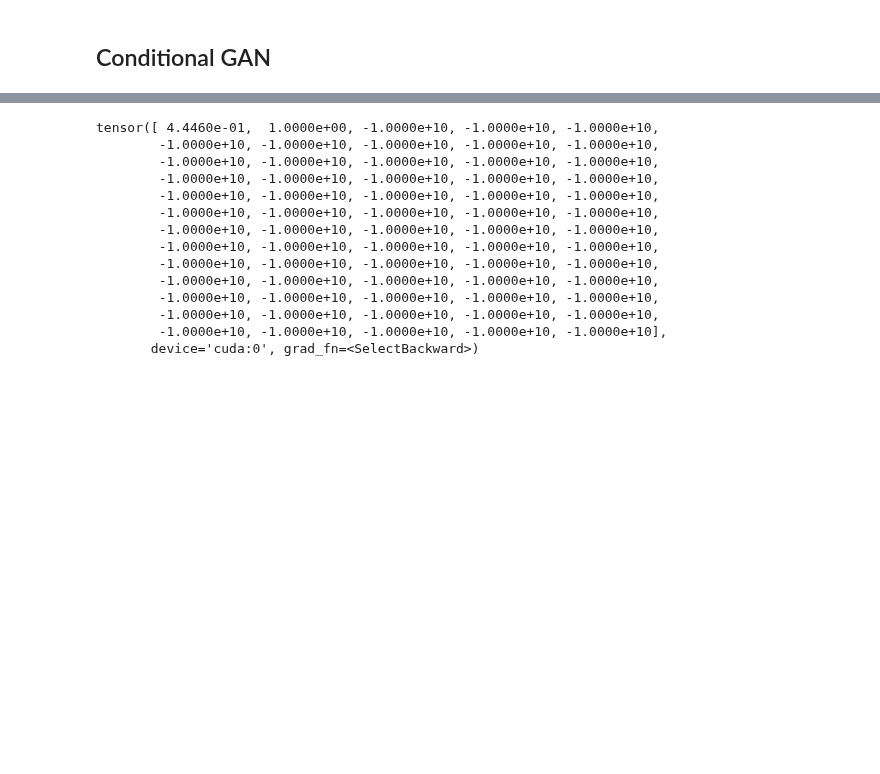
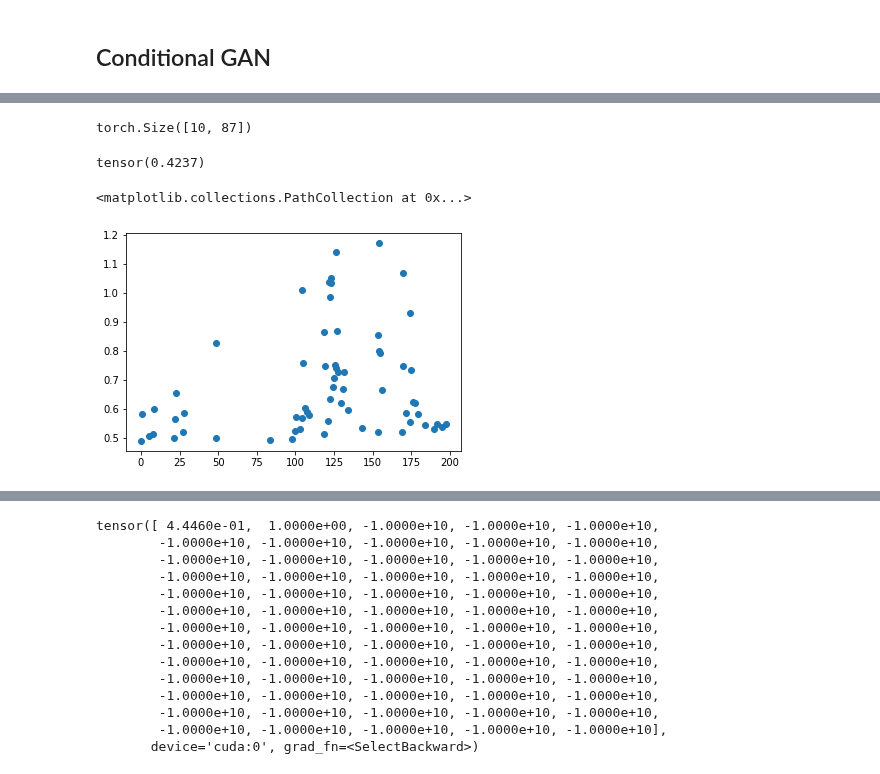
Before and after one commit to yamacisik/gated_kernel_tpp, a Jupyter notebook: dev_notebook.ipynb, the cells around one changed output, grey strips where cells are left out. Cells and saved outputs as stored; diff of their text form; code cells hidden in the pictures; blank space fills up the shorter version.

```diff
--- a/dev_notebook.ipynb
+++ b/dev_notebook.ipynb
@@ -49,0 +101,3 @@ event_time, arrival_time, event_type, _ = map(lambda x: x.to(device), batch)
+# %%
+sample = 50
+noise = torch.rand((b_n, s_n,sample, h_n), device=hidden.device)
@@ -49,0 +108,55 @@ event_time, arrival_time, event_type, _ = map(lambda x: x.to(device), batch)
+# %%
+hidden_sample = torch.relu(model.decoder.GAN.input_weights(hidden))
+
+nn.functional.softplus(model.decoder.GAN.event_time_calculator(hidden_sample)).squeeze(-1).shape
+# %% [output]
+torch.Size([10, 87])
+# %%
+kernel_values = []
+all_times = []
+all_intensities = []
+all_predicted_intensities = []
+
+model = model.to(device)
+
+for batch in testloader:
+
+    event_type = batch[2]
+    length = event_type.sum()
+    event_time = batch[0]
+    arrival_time = batch[1]
+    intensities = batch[-1][0]
+
+
+
+    event_time, arrival_time, event_type,_ = map(lambda x: x.to(device), batch)
+    scores, embedding,t_diff = model.encoder(event_type,event_time,arrival_time)
+    scores = model.encoder.scores
+
+    predicted_intensities=scores.sum(-1)[0]
+
+    masked_t_diff = (t_diff[0][:length,:length])
+    masked_scores = (scores[0][:length,:length])
+    row,column = masked_t_diff.size()
+    row,column = torch.tril_indices(row,column)
+    times = masked_t_diff[row,column]
+    triggering_values=  masked_scores[row,column]
+
+    kernel_values.append(triggering_values.detach())
+    all_times.append(times.detach())
+    all_intensities.append(intensities.detach())
+    all_predicted_intensities.append(predicted_intensities.detach())
+
+kernel_values = torch.cat(kernel_values)
+all_times = torch.cat(all_times)
+all_intensities = torch.cat(all_intensities)
+all_predicted_intensities = torch.cat(all_predicted_intensities)
+# %%
+((all_predicted_intensities- all_intensities)**2).mean().sqrt()
+# %% [output]
+tensor(0.4237)
+# %%
+plt.scatter(event_time[0],scores.sum(-1)[0])
+# %% [output]
+<matplotlib.collections.PathCollection at 0x...>
+[figure, added]
```
Also changed, not shown: parts of 60 cells of this notebook, 5 other files.
